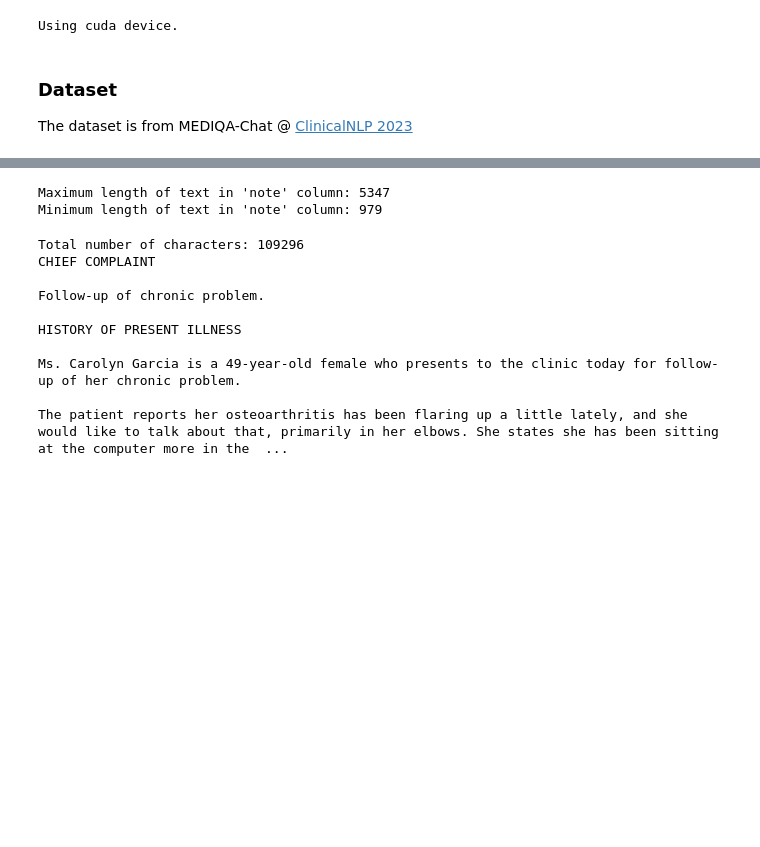
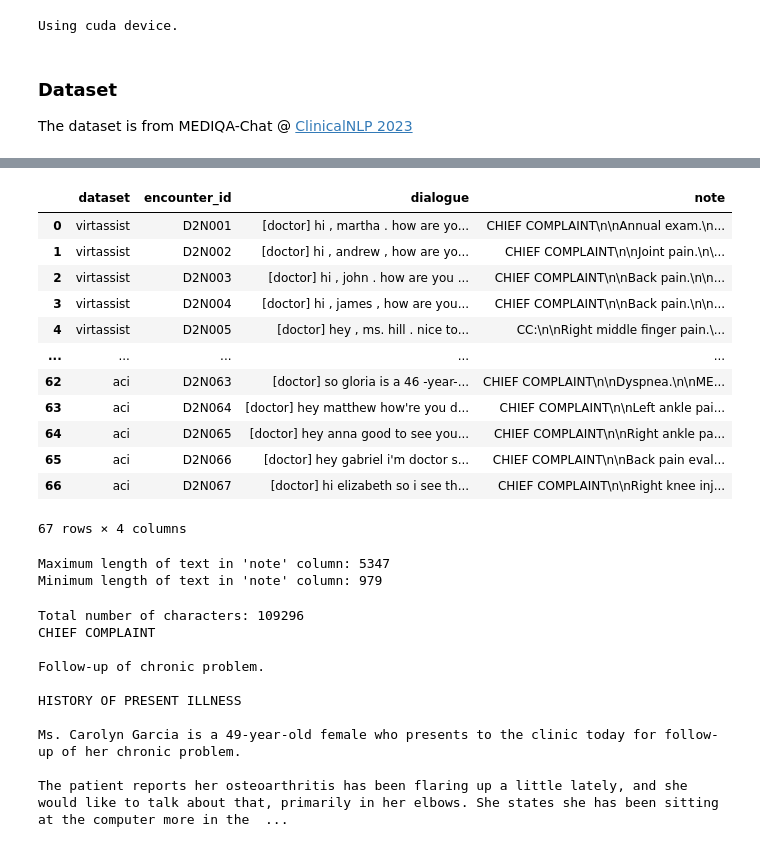
Before and after one commit to thedatasense/robust-med-mllm-experiments, a Jupyter notebook: notebooks/03-Building-LLM.ipynb, the cells around one changed output, grey strips where cells are left out. Saved outputs shown, nothing was run; the diff lists cells and outputs as text; code cells hidden in the pictures; blank space fills up the shorter version.

```diff
--- a/notebooks/03-Building-LLM.ipynb
+++ b/notebooks/03-Building-LLM.ipynb
@@ -62,3 +62,19 @@ df.head()
+# %%
+df
+# %% [output]
+|  | dataset | encounter_id | dialogue | note |
+| 0 | virtassist | D2N001 | [doctor] hi , martha . how are yo... | CHIEF COMPLAINT\n\nAnnual exam.\n... |
+| 1 | virtassist | D2N002 | [doctor] hi , andrew , how are yo... | CHIEF COMPLAINT\n\nJoint pain.\n\... |
+| 2 | virtassist | D2N003 | [doctor] hi , john . how are you ... | CHIEF COMPLAINT\n\nBack pain.\n\n... |
+| 3 | virtassist | D2N004 | [doctor] hi , james , how are you... | CHIEF COMPLAINT\n\nBack pain.\n\n... |
+| 4 | virtassist | D2N005 | [doctor] hey , ms. hill . nice to... | CC:\n\nRight middle finger pain.\... |
+| ... | ... | ... | ... | ... |
+| 62 | aci | D2N063 | [doctor] so gloria is a 46 -year-... | CHIEF COMPLAINT\n\nDyspnea.\n\nME... |
+| 63 | aci | D2N064 | [doctor] hey matthew how're you d... | CHIEF COMPLAINT\n\nLeft ankle pai... |
+| 64 | aci | D2N065 | [doctor] hey anna good to see you... | CHIEF COMPLAINT\n\nRight ankle pa... |
+| 65 | aci | D2N066 | [doctor] hey gabriel i'm doctor s... | CHIEF COMPLAINT\n\nBack pain eval... |
+| 66 | aci | D2N067 | [doctor] hi elizabeth so i see th... | CHIEF COMPLAINT\n\nRight knee inj... |
+67 rows × 4 columns
 # %%
 max_len = df['note'].str.len().max()
 min_len = df['note'].str.len().min()
```
Also changed, not shown: parts of 11 cells of this notebook.
